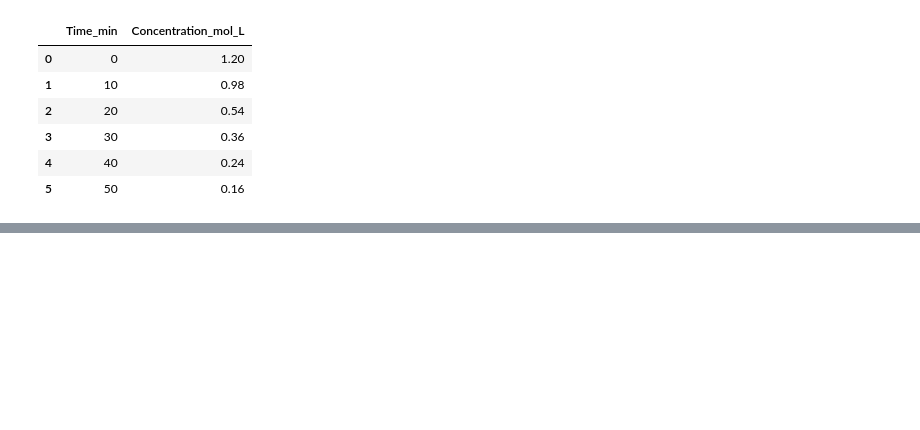
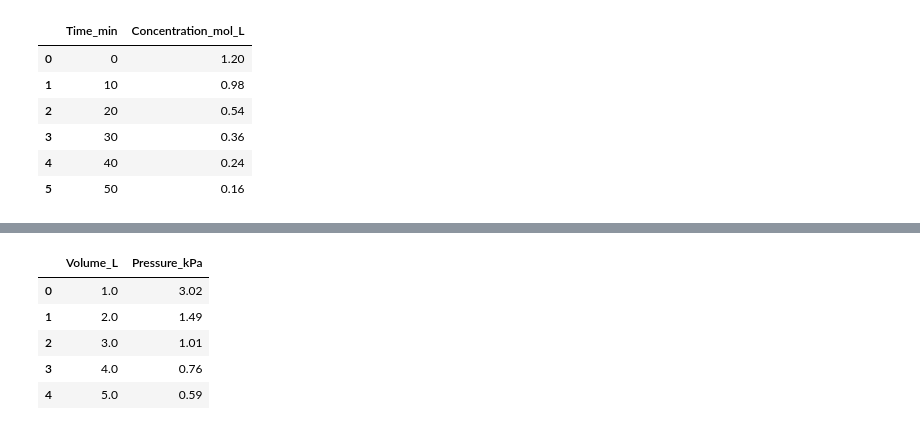
Before and after one commit to Chinmay29-12/CP_Practical, a Jupyter notebook: 20251001030_setB.ipynb, the cells around one changed output, grey strips where cells are left out. Saved outputs shown, nothing was run; the diff lists cells and outputs as text; code cells hidden in the pictures; blank space fills up the shorter version.

```diff
--- a/20251001030_setB.ipynb
+++ b/20251001030_setB.ipynb
@@ -188,0 +274,14 @@ combined_df.to_json("kinetics.json", orient="records")
+# %%
+pressure_and_volume_df = pd.DataFrame({
+    "Volume_L": [1.0, 2.0, 3.0, 4.0, 5.0],
+    "Pressure_kPa": [3.02, 1.49, 1.01, 0.76, 0.59]
+})
+
+pressure_and_volume_df
+# %% [output]
+|  | Volume_L | Pressure_kPa |
+| 0 | 1.0 | 3.02 |
+| 1 | 2.0 | 1.49 |
+| 2 | 3.0 | 1.01 |
+| 3 | 4.0 | 0.76 |
+| 4 | 5.0 | 0.59 |
```
Also changed, not shown: parts of 11 cells of this notebook, 1 other file.
